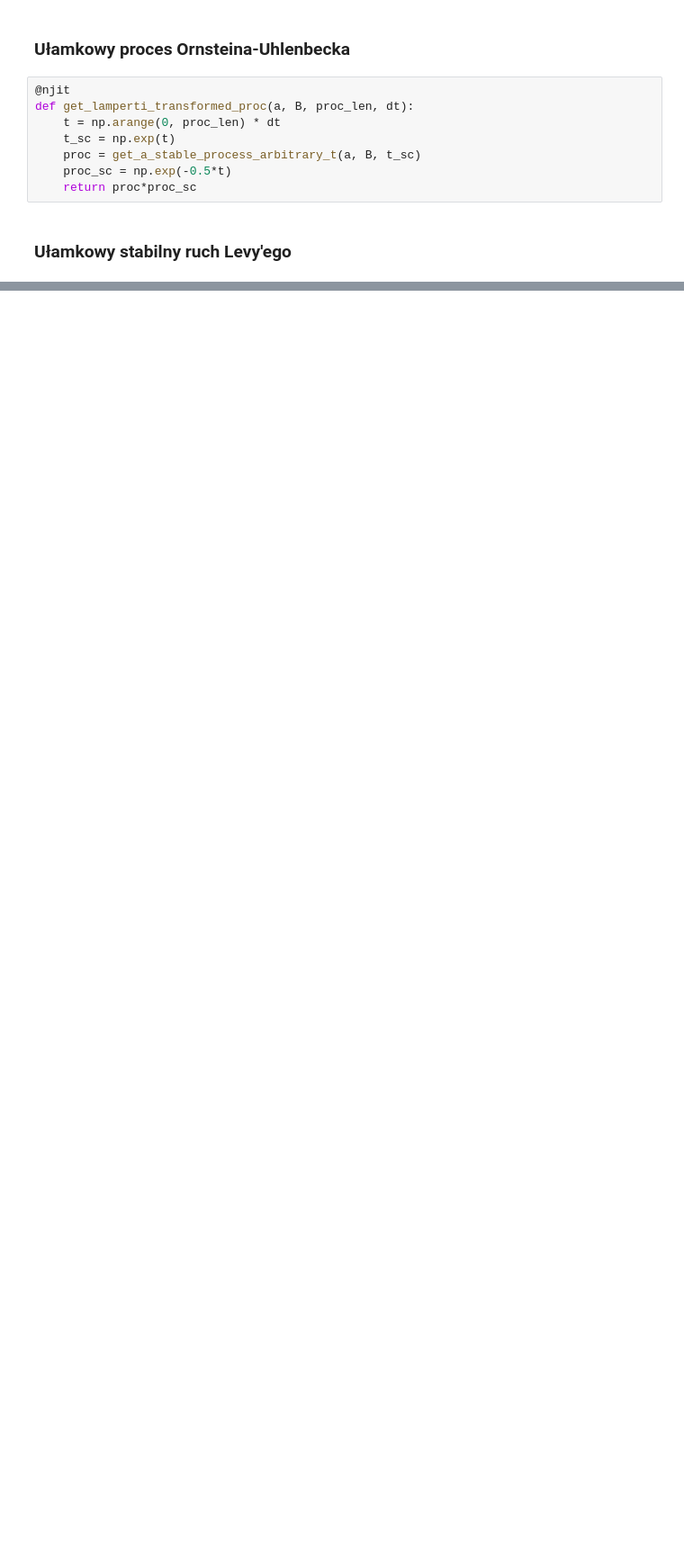
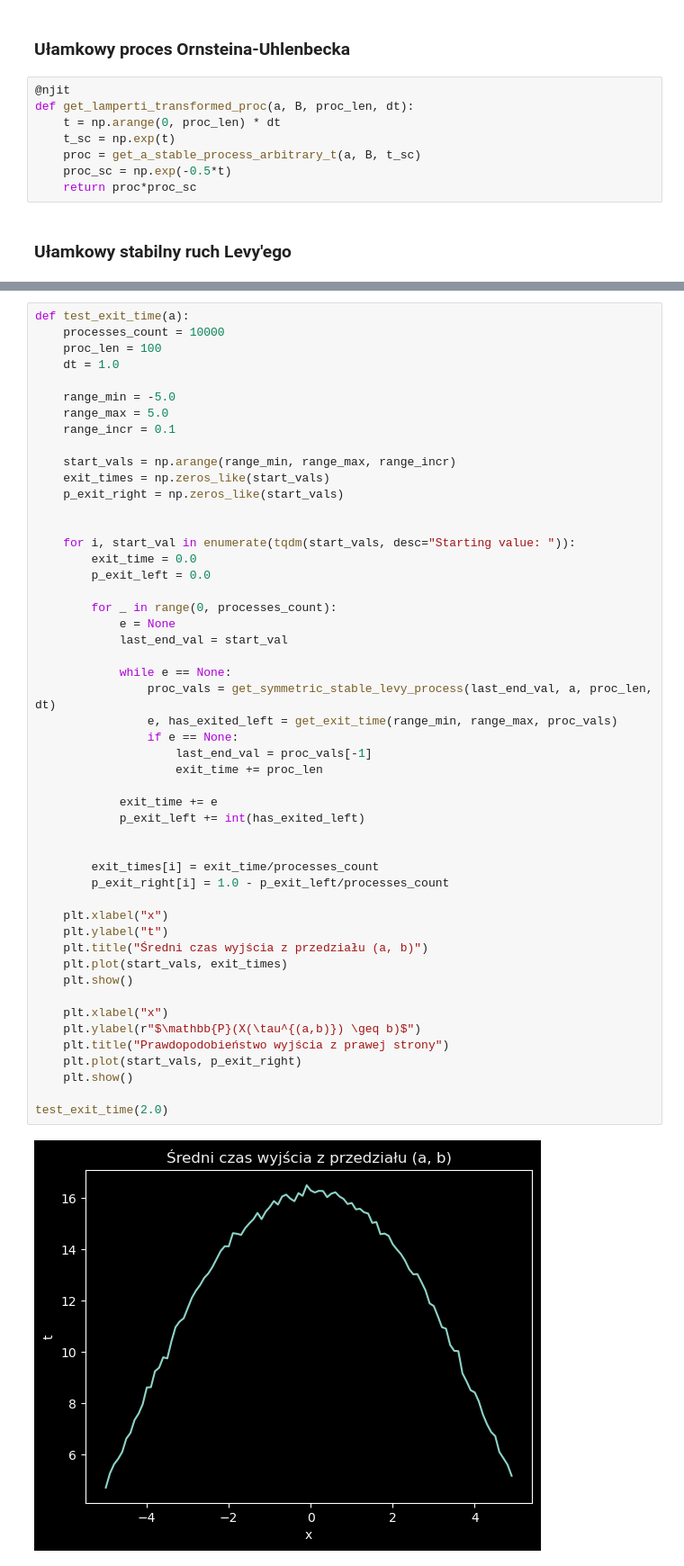
Before and after one commit to BartoszMichalak13/Raports-CSoSP, a Jupyter notebook: ksps_r3_242504_268429.ipynb, the cells around one changed output, grey strips where cells are left out. Shown at 90% size. Saved outputs shown, nothing was run; the diff lists cells and outputs as text; blank space fills up the shorter version.

```diff
--- a/ksps_r3_242504_268429.ipynb
+++ b/ksps_r3_242504_268429.ipynb
@@ -152,0 +193,52 @@ def get_lamperti_transformed_proc(a, B, proc_len, dt):
+# %%
+def test_exit_time(a):
+    processes_count = 10000
+    proc_len = 100
+    dt = 1.0
+
+    range_min = -5.0
+    range_max = 5.0
+    range_incr = 0.1
+
+    start_vals = np.arange(range_min, range_max, range_incr)
+    exit_times = np.zeros_like(start_vals)
+    p_exit_right = np.zeros_like(start_vals)
+
+
+    for i, start_val in enumerate(tqdm(start_vals, desc="Starting value: ")):
+        exit_time = 0.0
+        p_exit_left = 0.0
+
+        for _ in range(0, processes_count):
+            e = None
+            last_end_val = start_val
+
+            while e == None:
+                proc_vals = get_symmetric_stable_levy_process(last_end_val, a, proc_len, dt)
+                e, has_exited_left = get_exit_time(range_min, range_max, proc_vals)
+                if e == None:
+                    last_end_val = proc_vals[-1]
+                    exit_time += proc_len
+
+            exit_time += e
+            p_exit_left += int(has_exited_left)
+
+
+        exit_times[i] = exit_time/processes_count
+        p_exit_right[i] = 1.0 - p_exit_left/processes_count
+
+    plt.xlabel("x")
+    plt.ylabel("t")
+    plt.title("Średni czas wyjścia z przedziału (a, b)")
+    plt.plot(start_vals, exit_times)
+    plt.show()
+
+    plt.xlabel("x")
+    plt.ylabel(r"$\mathbb{P}(X(\tau^{(a,b)}) \geq b)$")
+    plt.title("Prawdopodobieństwo wyjścia z prawej strony")
+    plt.plot(start_vals, p_exit_right)
+    plt.show()
+
+test_exit_time(2.0)
+# %% [output]
+[figure, added]
```
Also changed, not shown: parts of 9 cells of this notebook.
